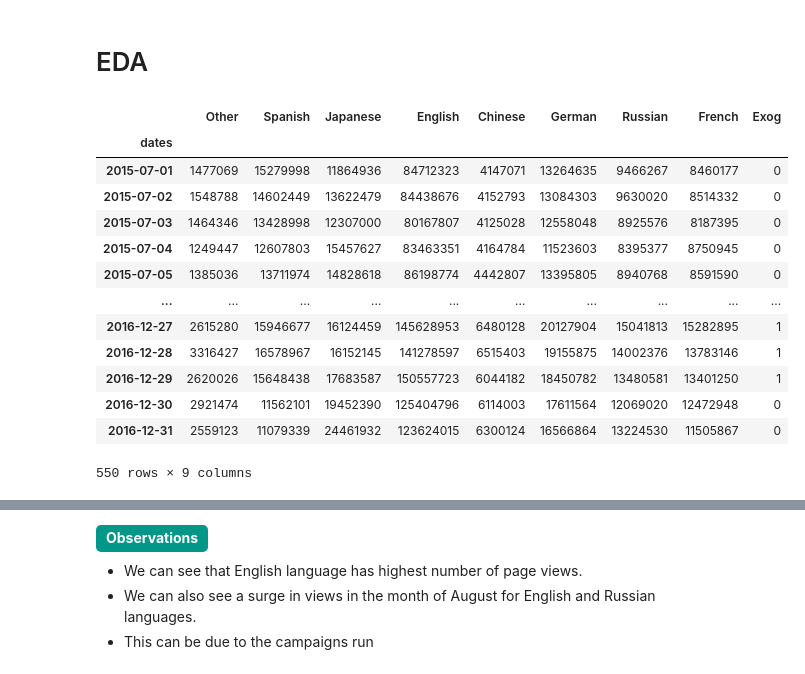
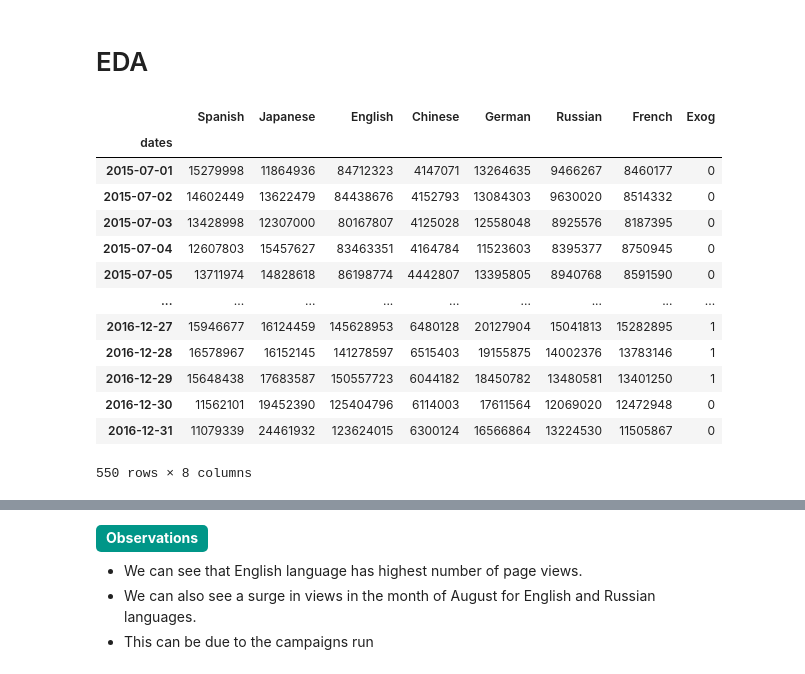
Before and after one commit to gautamnaik1994/AdEaseTimeSeriesForecastingCaseStudy, a Jupyter notebook: notebooks/CaseStudy.ipynb, the cells around one changed output, grey strips where cells are left out. Cells and saved outputs as stored; diff of their text form; code cells hidden in the pictures.

```diff
--- a/notebooks/CaseStudy.ipynb
+++ b/notebooks/CaseStudy.ipynb
@@ -351,20 +358,21 @@ df.write_parquet("../data/processed/df.parquet")
 df=pl.read_parquet("../data/processed/df.parquet").to_pandas()
 # %%
 df=df.set_index("dates")
+df=df.drop("Other", axis=1)
 df
 # %% [output]
-|  | Other | Spanish | Japanese | English | Chinese | German | Russian | French | Exog |
-| dates |  |  |  |  |  |  |  |  |  |
-| 2015-07-01 | 1477069 | 15279998 | 11864936 | 84712323 | 4147071 | 13264635 | 9466267 | 8460177 | 0 |
-| 2015-07-02 | 1548788 | 14602449 | 13622479 | 84438676 | 4152793 | 13084303 | 9630020 | 8514332 | 0 |
-| 2015-07-03 | 1464346 | 13428998 | 12307000 | 80167807 | 4125028 | 12558048 | 8925576 | 8187395 | 0 |
-| 2015-07-04 | 1249447 | 12607803 | 15457627 | 83463351 | 4164784 | 11523603 | 8395377 | 8750945 | 0 |
-| 2015-07-05 | 1385036 | 13711974 | 14828618 | 86198774 | 4442807 | 13395805 | 8940768 | 8591590 | 0 |
-| ... | ... | ... | ... | ... | ... | ... | ... | ... | ... |
-| 2016-12-27 | 2615280 | 15946677 | 16124459 | 145628953 | 6480128 | 20127904 | 15041813 | 15282895 | 1 |
-| 2016-12-28 | 3316427 | 16578967 | 16152145 | 141278597 | 6515403 | 19155875 | 14002376 | 13783146 | 1 |
-| 2016-12-29 | 2620026 | 15648438 | 17683587 | 150557723 | 6044182 | 18450782 | 13480581 | 13401250 | 1 |
-| 2016-12-30 | 2921474 | 11562101 | 19452390 | 125404796 | 6114003 | 17611564 | 12069020 | 12472948 | 0 |
-| 2016-12-31 | 2559123 | 11079339 | 24461932 | 123624015 | 6300124 | 16566864 | 13224530 | 11505867 | 0 |
+|  | Spanish | Japanese | English | Chinese | German | Russian | French | Exog |
+| dates |  |  |  |  |  |  |  |  |
+| 2015-07-01 | 15279998 | 11864936 | 84712323 | 4147071 | 13264635 | 9466267 | 8460177 | 0 |
+| 2015-07-02 | 14602449 | 13622479 | 84438676 | 4152793 | 13084303 | 9630020 | 8514332 | 0 |
+| 2015-07-03 | 13428998 | 12307000 | 80167807 | 4125028 | 12558048 | 8925576 | 8187395 | 0 |
+| 2015-07-04 | 12607803 | 15457627 | 83463351 | 4164784 | 11523603 | 8395377 | 8750945 | 0 |
+| 2015-07-05 | 13711974 | 14828618 | 86198774 | 4442807 | 13395805 | 8940768 | 8591590 | 0 |
+| ... | ... | ... | ... | ... | ... | ... | ... | ... |
+| 2016-12-27 | 15946677 | 16124459 | 145628953 | 6480128 | 20127904 | 15041813 | 15282895 | 1 |
+| 2016-12-28 | 16578967 | 16152145 | 141278597 | 6515403 | 19155875 | 14002376 | 13783146 | 1 |
+| 2016-12-29 | 15648438 | 17683587 | 150557723 | 6044182 | 18450782 | 13480581 | 13401250 | 1 |
+| 2016-12-30 | 11562101 | 19452390 | 125404796 | 6114003 | 17611564 | 12069020 | 12472948 | 0 |
+| 2016-12-31 | 11079339 | 24461932 | 123624015 | 6300124 | 16566864 | 13224530 | 11505867 | 0 |
-550 rows × 9 columns
+550 rows × 8 columns
 # %%
```
Also changed, not shown: parts of 42 cells of this notebook, 2 other files.
